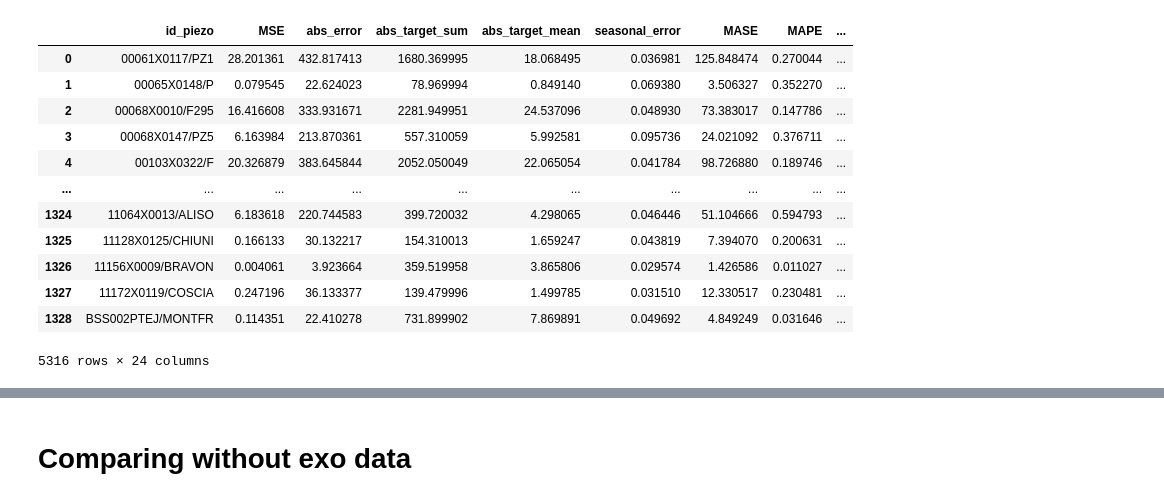
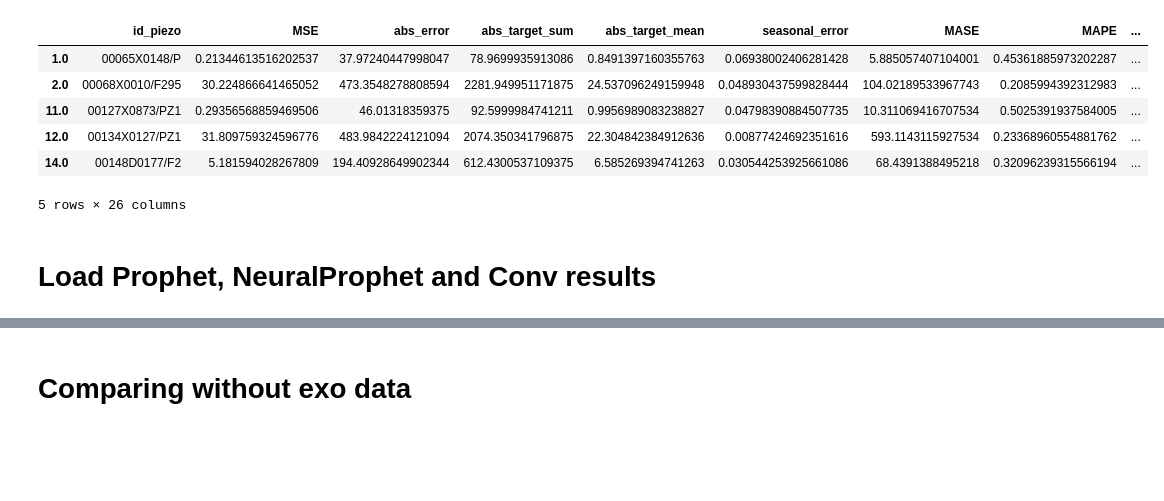
Before and after one commit to frankl1/piezoforecast, a Jupyter notebook: results/analysis.ipynb, the cells around one changed output, grey strips where cells are left out. Saved outputs shown, nothing was run; the diff lists cells and outputs as text; code cells hidden in the pictures; blank space fills up the shorter version.

Commit message:
prepare result viz

```diff
--- a/results/analysis.ipynb
+++ b/results/analysis.ipynb
@@ -19,0 +87,3 @@ result_folder = './'
+# %%
+common_piezo = pd.read_csv('piezos_communs.csv').squeeze()
+common_piezo.head()
@@ -69,24 +147,25 @@ deepar_result
 # %%
 deepar_global_result = pd.read_csv(result_folder + 'global_DeepAR.csv', index_col=0)
-deepar_global_result = deepar_global_result.rename(columns={'item_id': 'id_piezo'})
-deepar_global_result = deepar_global_result[deepar_global_result.id_piezo.isin(piezo_list)]
+deepar_global_result = deepar_global_result.rename(columns={'item_id': 'id_piezo', 'use_exo_evo': 'use_exo_eto'})
+deepar_global_result = deepar_global_result[deepar_global_result.id_piezo.isin(common_piezo)]
+deepar_global_result.rmsse = deepar_global_result.rmsse.astype(float)
+
+if 'use_exo_bdlisa' not in deepar_global_result.columns:
+    deepar_global_result['use_exo_bdlisa'] = False
+
 deepar_global_result['type'] = 'Global'
 deepar_global_result['model'] = 'DeepAR-G'
-deepar_global_result
+deepar_global_result.head()
 # %% [output]
 |  | id_piezo | MSE | abs_error | abs_target_sum | abs_target_mean | seasonal_error | MASE | MAPE | ... |
-| 0 | 00061X0117/PZ1 | 28.201361 | 432.817413 | 1680.369995 | 18.068495 | 0.036981 | 125.848474 | 0.270044 | ... |
-| 1 | 00065X0148/P | 0.079545 | 22.624023 | 78.969994 | 0.849140 | 0.069380 | 3.506327 | 0.352270 | ... |
-| 2 | 00068X0010/F295 | 16.416608 | 333.931671 | 2281.949951 | 24.537096 | 0.048930 | 73.383017 | 0.147786 | ... |
-| 3 | 00068X0147/PZ5 | 6.163984 | 213.870361 | 557.310059 | 5.992581 | 0.095736 | 24.021092 | 0.376711 | ... |
-| 4 | 00103X0322/F | 20.326879 | 383.645844 | 2052.050049 | 22.065054 | 0.041784 | 98.726880 | 0.189746 | ... |
-| ... | ... | ... | ... | ... | ... | ... | ... | ... | ... |
-| 1324 | 11064X0013/ALISO | 6.183618 | 220.744583 | 399.720032 | 4.298065 | 0.046446 | 51.104666 | 0.594793 | ... |
-| 1325 | 11128X0125/CHIUNI | 0.166133 | 30.132217 | 154.310013 | 1.659247 | 0.043819 | 7.394070 | 0.200631 | ... |
-| 1326 | 11156X0009/BRAVON | 0.004061 | 3.923664 | 359.519958 | 3.865806 | 0.029574 | 1.426586 | 0.011027 | ... |
-| 1327 | 11172X0119/COSCIA | 0.247196 | 36.133377 | 139.479996 | 1.499785 | 0.031510 | 12.330517 | 0.230481 | ... |
-| 1328 | BSS002PTEJ/MONTFR | 0.114351 | 22.410278 | 731.899902 | 7.869891 | 0.049692 | 4.849249 | 0.031646 | ... |
+| 1.0 | 00065X0148/P | 0.21344613516202537 | 37.97240447998047 | 78.9699935913086 | 0.8491397160355763 | 0.06938002406281428 | 5.885057407104001 | 0.45361885973202287 | ... |
+| 2.0 | 00068X0010/F295 | 30.224866641465052 | 473.3548278808594 | 2281.949951171875 | 24.537096249159948 | 0.048930437599828444 | 104.02189533967743 | 0.2085994392312983 | ... |
+| 11.0 | 00127X0873/PZ1 | 0.29356568859469506 | 46.01318359375 | 92.5999984741211 | 0.9956989083238827 | 0.04798390884507735 | 10.311069416707534 | 0.5025391937584005 | ... |
+| 12.0 | 00134X0127/PZ1 | 31.809759324596776 | 483.9842224121094 | 2074.350341796875 | 22.304842384912636 | 0.00877424692351616 | 593.1143115927534 | 0.23368960554881762 | ... |
+| 14.0 | 00148D0177/F2 | 5.181594028267809 | 194.40928649902344 | 612.4300537109375 | 6.585269394741263 | 0.030544253925661086 | 68.4391388495218 | 0.32096239315566194 | ... |
-5316 rows × 24 columns
+5 rows × 26 columns
+# %% [markdown]
+# Load Prophet, NeuralProphet and Conv results
 # %%
 files = [result_folder + 'local_prophet.csv',
           result_folder + 'local_neuralprophet.csv',
```
Also changed, not shown: parts of 31 cells of this notebook, 1 other file.
